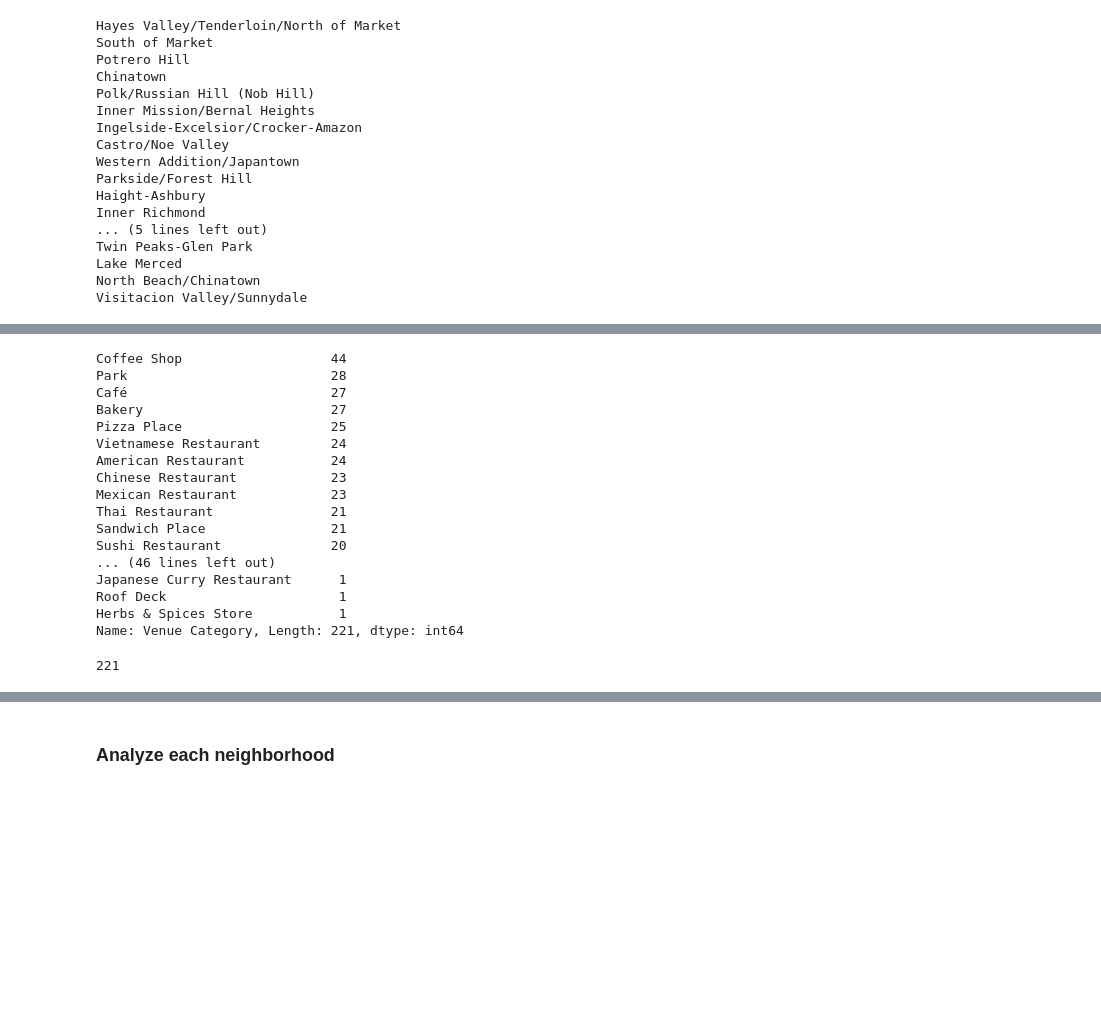
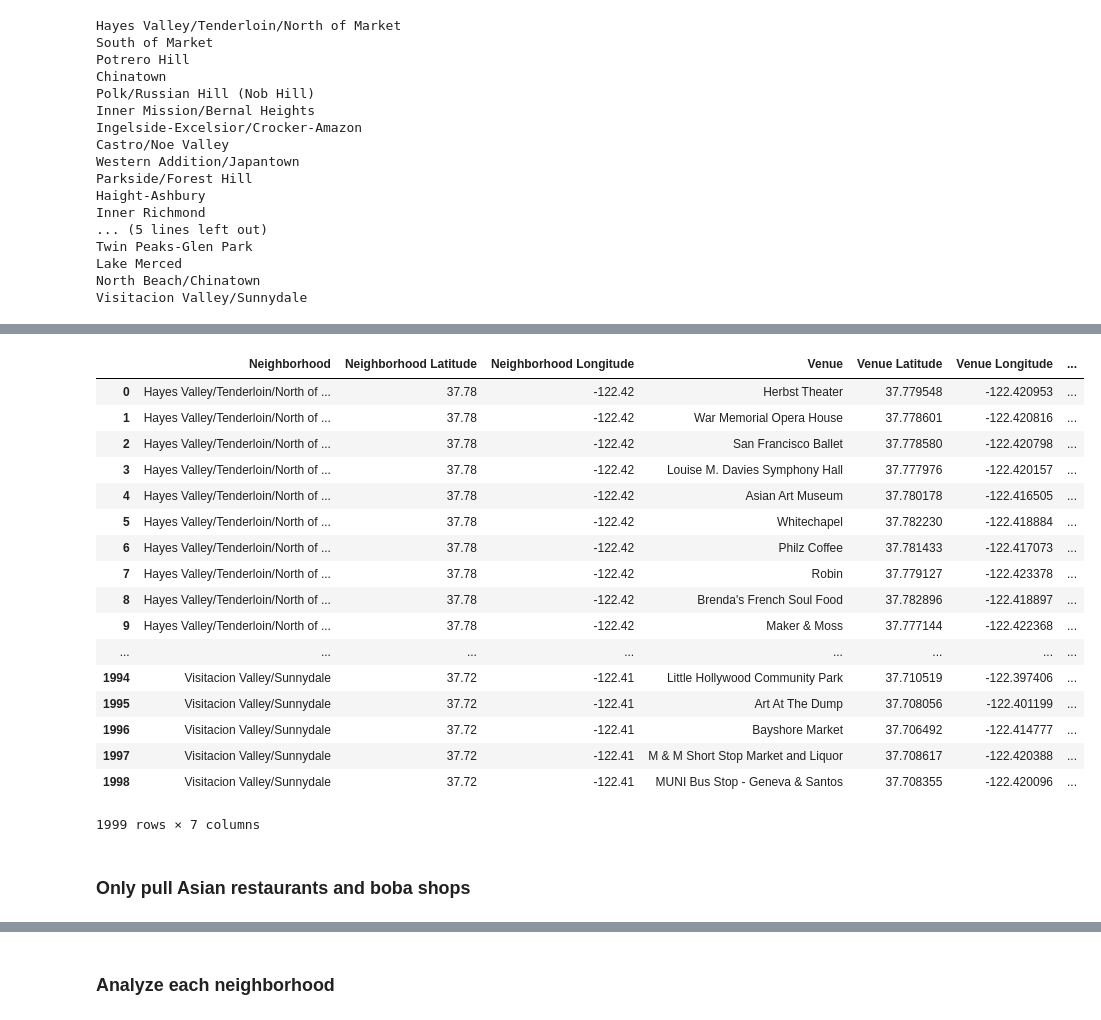
Before and after one commit to blee-pa/Coursera_Capstone, a Jupyter notebook: final_project/final_project_notebook.ipynb, the cells around one changed output, grey strips where cells are left out. Saved outputs shown, nothing was run; the diff lists cells and outputs as text; code cells hidden in the pictures; blank space fills up the shorter version.

```diff
--- a/final_project/final_project_notebook.ipynb
+++ b/final_project/final_project_notebook.ipynb
@@ -115,8 +125,8 @@ VERSION = '20180605' # Foursquare API version
 # %%
 LIMIT = 200
-radius = 500
+radius = 1609 # given in meters. 1609m is roughly 1 mile.
 
-def getNearbyVenues(names, latitudes, longitudes, radius=500):
+def getNearbyVenues(names, latitudes, longitudes, radius=1609):
 
     venues_list=[]
     for name, lat, lng in zip(names, latitudes, longitudes):
@@ -203,26 +191,23 @@ sf_venues.groupby('Neighborhood').count()
-# %%
-## The number of venues by type
-sf_venues['Venue Category'].value_counts()
-# %% [output]
-Coffee Shop                   44
-Park                          28
-Café                          27
-Bakery                        27
-Pizza Place                   25
-Vietnamese Restaurant         24
-American Restaurant           24
-Chinese Restaurant            23
-Mexican Restaurant            23
-Thai Restaurant               21
-Sandwich Place                21
-Sushi Restaurant              20
-... (46 lines left out)
-Japanese Curry Restaurant      1
-Roof Deck                      1
-Herbs & Spices Store           1
-Name: Venue Category, Length: 221, dtype: int64
-# %%
-## The number of unique venue types
-len(sf_venues['Venue Category'].unique())
-# %% [output]
-221
+# %%
+sf_venues
+# %% [output]
+|  | Neighborhood | Neighborhood Latitude | Neighborhood Longitude | Venue | Venue Latitude | Venue Longitude | ... |
+| 0 | Hayes Valley/Tenderloin/North of ... | 37.78 | -122.42 | Herbst Theater | 37.779548 | -122.420953 | ... |
+| 1 | Hayes Valley/Tenderloin/North of ... | 37.78 | -122.42 | War Memorial Opera House | 37.778601 | -122.420816 | ... |
+| 2 | Hayes Valley/Tenderloin/North of ... | 37.78 | -122.42 | San Francisco Ballet | 37.778580 | -122.420798 | ... |
+| 3 | Hayes Valley/Tenderloin/North of ... | 37.78 | -122.42 | Louise M. Davies Symphony Hall | 37.777976 | -122.420157 | ... |
+| 4 | Hayes Valley/Tenderloin/North of ... | 37.78 | -122.42 | Asian Art Museum | 37.780178 | -122.416505 | ... |
+| 5 | Hayes Valley/Tenderloin/North of ... | 37.78 | -122.42 | Whitechapel | 37.782230 | -122.418884 | ... |
+| 6 | Hayes Valley/Tenderloin/North of ... | 37.78 | -122.42 | Philz Coffee | 37.781433 | -122.417073 | ... |
+| 7 | Hayes Valley/Tenderloin/North of ... | 37.78 | -122.42 | Robin | 37.779127 | -122.423378 | ... |
+| 8 | Hayes Valley/Tenderloin/North of ... | 37.78 | -122.42 | Brenda's French Soul Food | 37.782896 | -122.418897 | ... |
+| 9 | Hayes Valley/Tenderloin/North of ... | 37.78 | -122.42 | Maker & Moss | 37.777144 | -122.422368 | ... |
+| ... | ... | ... | ... | ... | ... | ... | ... |
+| 1994 | Visitacion Valley/Sunnydale | 37.72 | -122.41 | Little Hollywood Community Park | 37.710519 | -122.397406 | ... |
+| 1995 | Visitacion Valley/Sunnydale | 37.72 | -122.41 | Art At The Dump | 37.708056 | -122.401199 | ... |
+| 1996 | Visitacion Valley/Sunnydale | 37.72 | -122.41 | Bayshore Market | 37.706492 | -122.414777 | ... |
+| 1997 | Visitacion Valley/Sunnydale | 37.72 | -122.41 | M & M Short Stop Market and Liquor | 37.708617 | -122.420388 | ... |
+| 1998 | Visitacion Valley/Sunnydale | 37.72 | -122.41 | MUNI Bus Stop - Geneva & Santos | 37.708355 | -122.420096 | ... |
+1999 rows × 7 columns
+# %% [markdown]
+### Only pull Asian restaurants and boba shops
```
Also changed, not shown: parts of 35 cells of this notebook.
